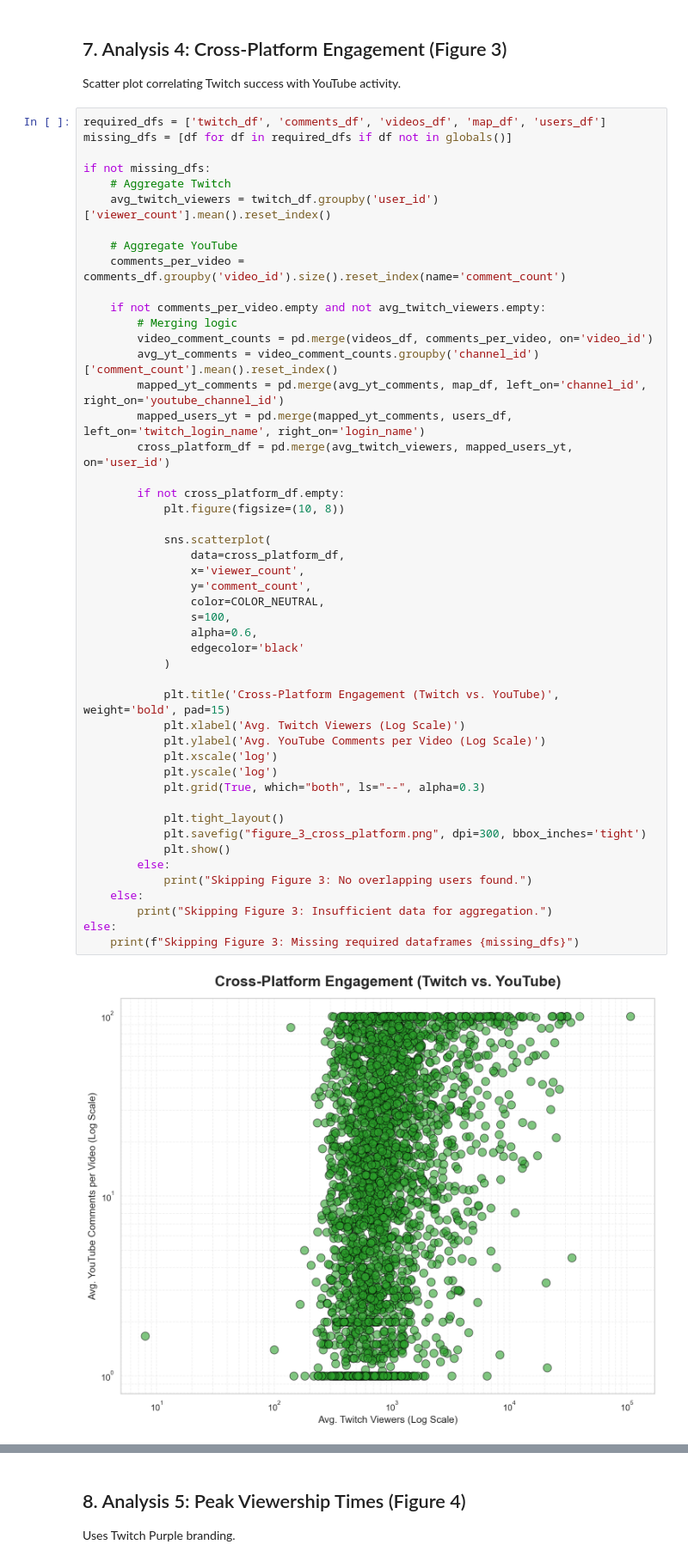
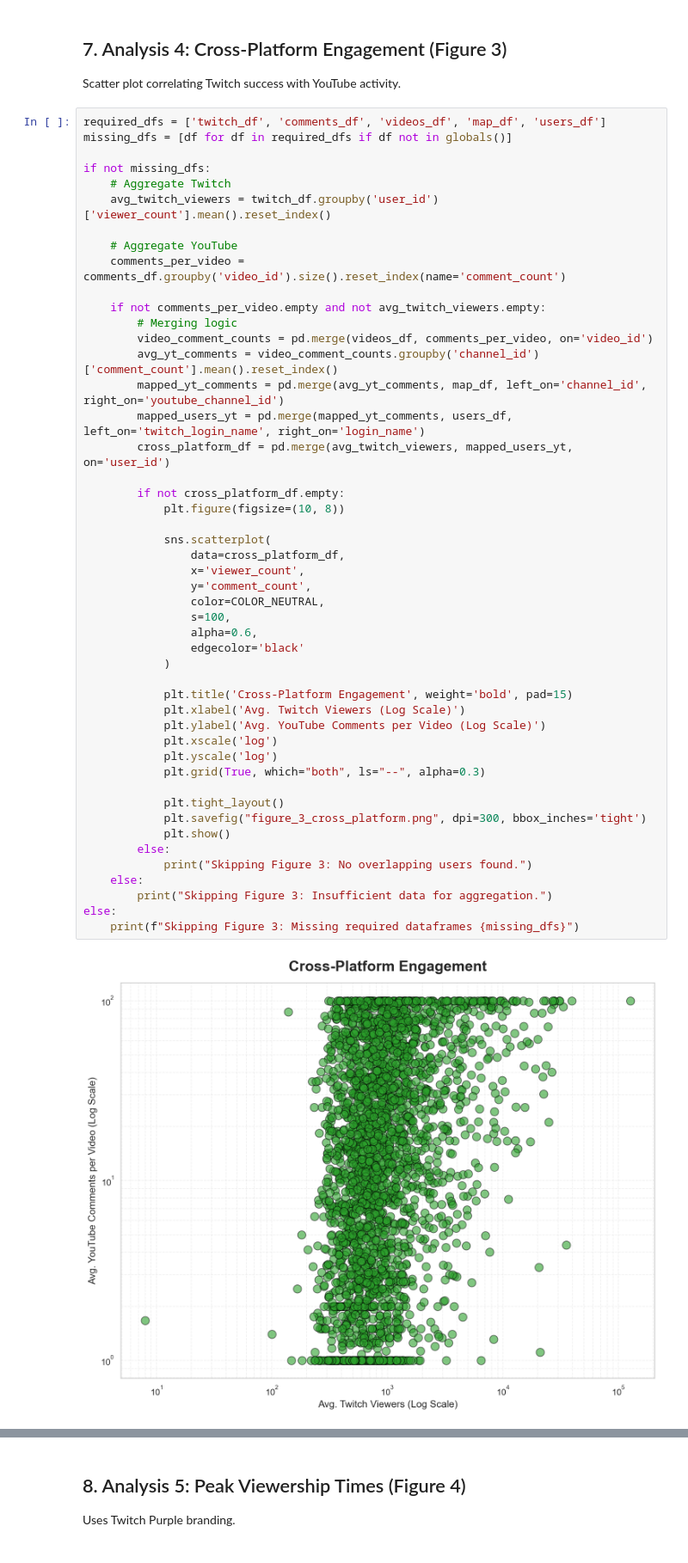
Before and after one commit to AlexMicael/IRL-Ecosystem-Pipeline, a Jupyter notebook: data_analysis.ipynb, the cells around one changed output, grey strips where cells are left out. Shown at 86% size. Saved outputs shown, nothing was run; the diff lists cells and outputs as text.

```diff
--- a/data_analysis.ipynb
+++ b/data_analysis.ipynb
@@ -349,32 +351,32 @@ if not missing_dfs:
 
         if not cross_platform_df.empty:
             plt.figure(figsize=(10, 8))
 
             sns.scatterplot(
                 data=cross_platform_df,
                 x='viewer_count',
                 y='comment_count',
                 color=COLOR_NEUTRAL,
                 s=100,
                 alpha=0.6,
                 edgecolor='black'
             )
 
-            plt.title('Cross-Platform Engagement (Twitch vs. YouTube)', weight='bold', pad=15)
+            plt.title('Cross-Platform Engagement', weight='bold', pad=15)
             plt.xlabel('Avg. Twitch Viewers (Log Scale)')
             plt.ylabel('Avg. YouTube Comments per Video (Log Scale)')
             plt.xscale('log')
             plt.yscale('log')
             plt.grid(True, which="both", ls="--", alpha=0.3)
 
             plt.tight_layout()
             plt.savefig("figure_3_cross_platform.png", dpi=300, bbox_inches='tight')
             plt.show()
         else:
             print("Skipping Figure 3: No overlapping users found.")
     else:
         print("Skipping Figure 3: Insufficient data for aggregation.")
 else:
     print(f"Skipping Figure 3: Missing required dataframes {missing_dfs}")
 # %% [output]
-[figure, old version]
+[figure, new version]
```
Also changed, not shown: parts of 23 cells of this notebook, 1 other file.
